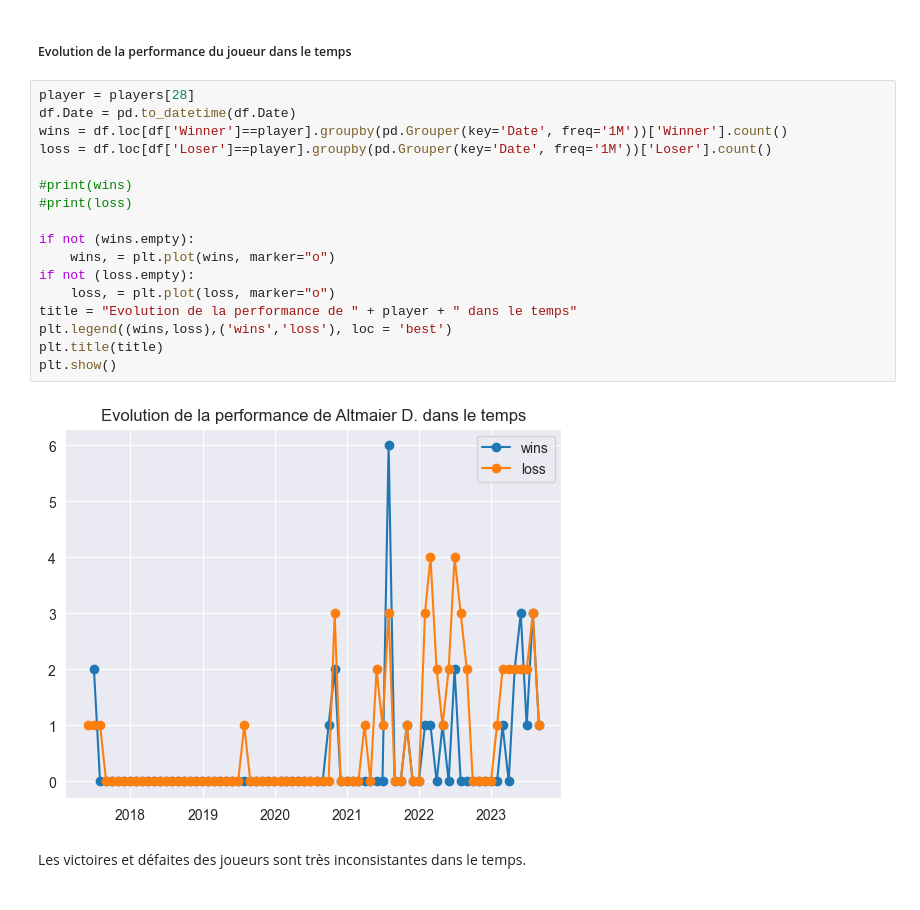
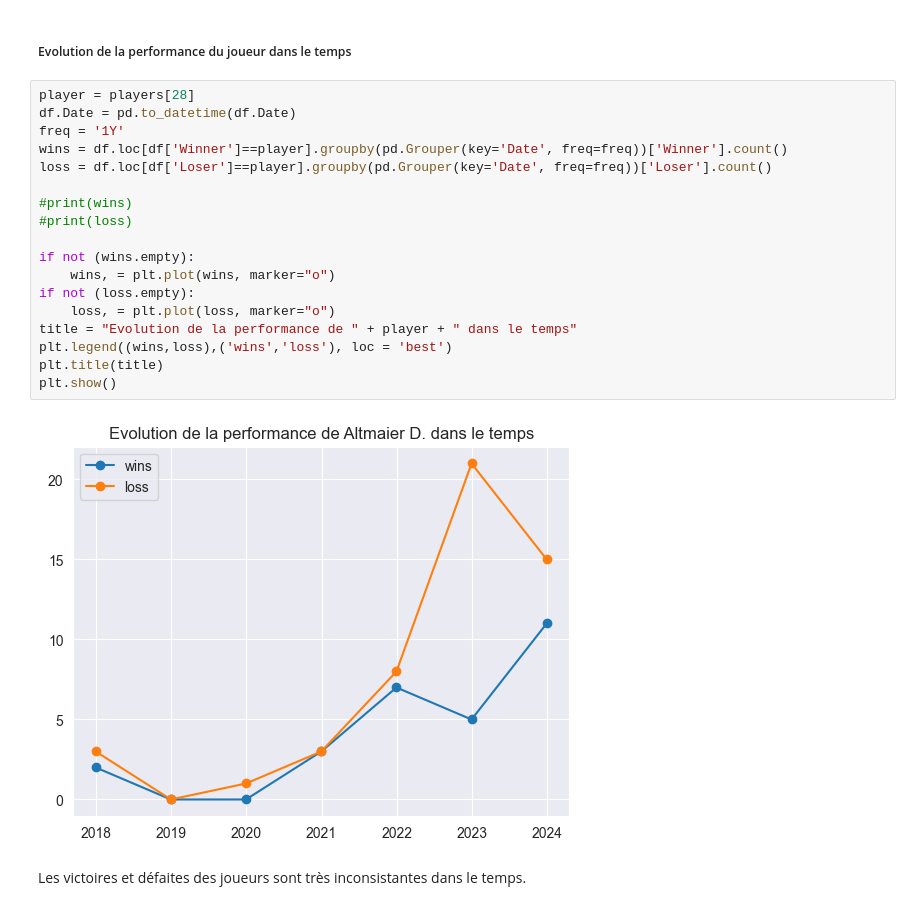
Before and after one commit to chboudry/PariTennis, a Jupyter notebook: analyse.ipynb, the cells around one changed output. Saved outputs shown, nothing was run; the diff lists cells and outputs as text.

```diff
--- a/analyse.ipynb
+++ b/analyse.ipynb
@@ -403,22 +417,23 @@ On note que même avec avec de grands écarts on a un jeu de données suffisante
 # %%
 player = players[28]
 df.Date = pd.to_datetime(df.Date)
-wins = df.loc[df['Winner']==player].groupby(pd.Grouper(key='Date', freq='1M'))['Winner'].count()
-loss = df.loc[df['Loser']==player].groupby(pd.Grouper(key='Date', freq='1M'))['Loser'].count()
+freq = '1Y'
+wins = df.loc[df['Winner']==player].groupby(pd.Grouper(key='Date', freq=freq))['Winner'].count()
+loss = df.loc[df['Loser']==player].groupby(pd.Grouper(key='Date', freq=freq))['Loser'].count()
 
 #print(wins)
 #print(loss)
 
 if not (wins.empty):
     wins, = plt.plot(wins, marker="o")
 if not (loss.empty):
     loss, = plt.plot(loss, marker="o")
 title = "Evolution de la performance de " + player + " dans le temps"
 plt.legend((wins,loss),('wins','loss'), loc = 'best')
 plt.title(title)
 plt.show()
 # %% [output]
-[figure, old version]
+[figure, new version]
 # %% [markdown]
 Les victoires et défaites des joueurs sont très inconsistantes dans le temps.
 # %% [markdown]
```
Also changed, not shown: parts of 5 cells of this notebook.
